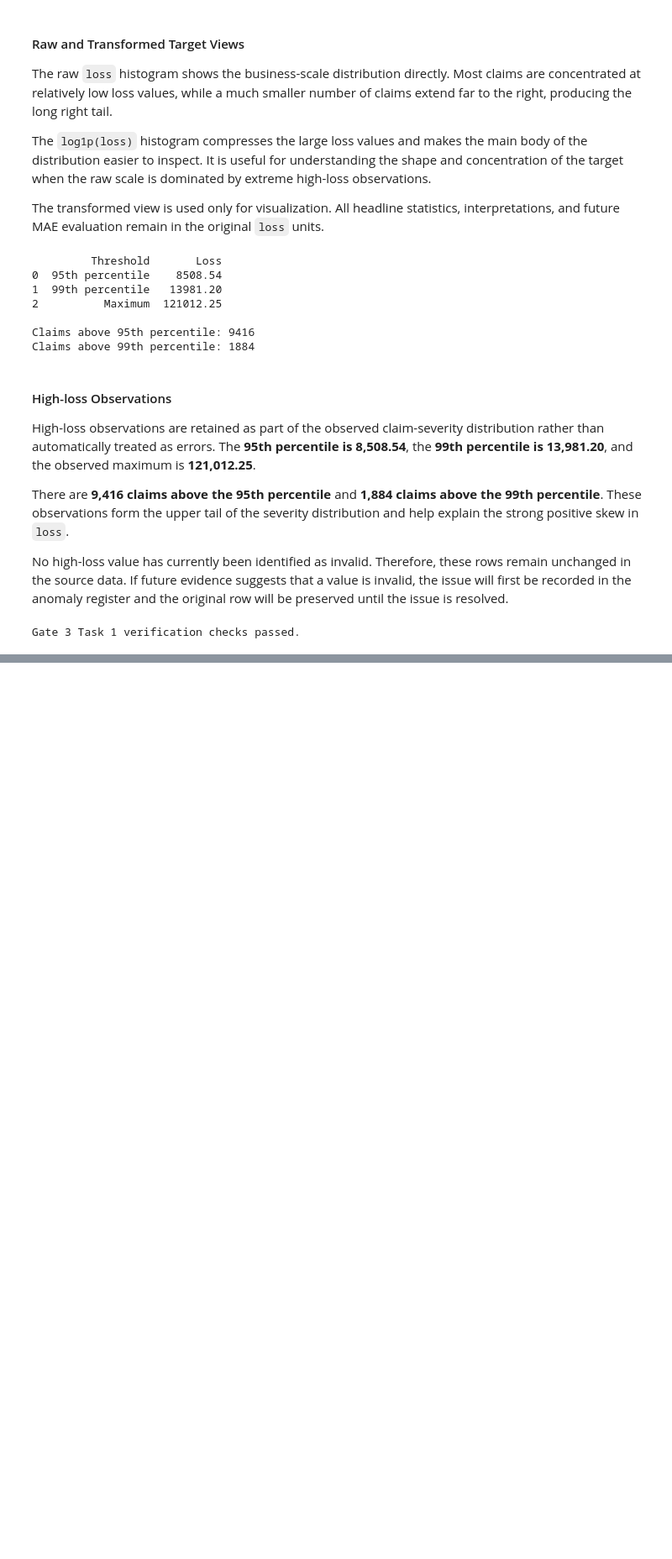
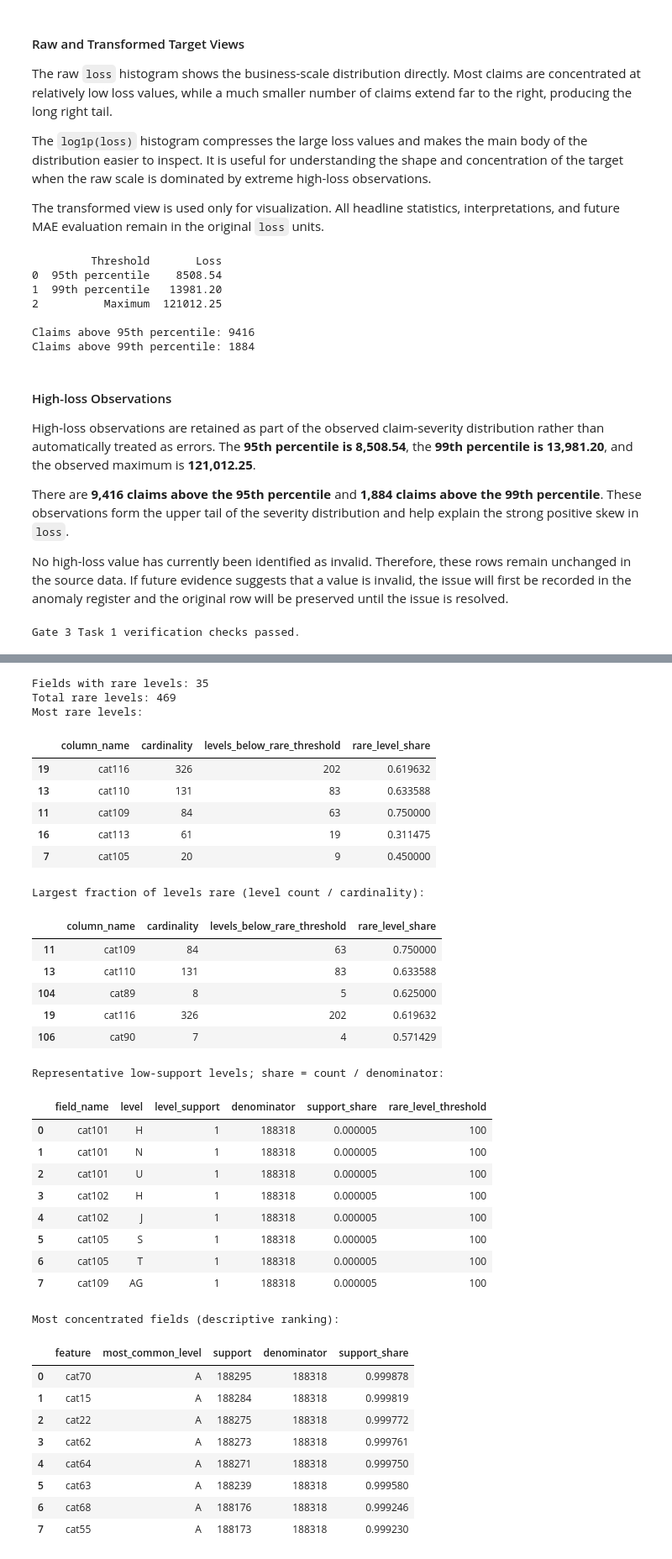
Before and after one commit to Break-Through-Tech/Allstate-1C-predicting-auto-claims-severity, a Jupyter notebook: notebooks/data-understanding.ipynb, the cells around one changed output, grey strips where cells are left out. Shown at 84% size. Saved outputs shown, nothing was run; the diff lists cells and outputs as text; code cells hidden in the pictures; blank space fills up the shorter version.

```diff
--- a/notebooks/data-understanding.ipynb
+++ b/notebooks/data-understanding.ipynb
@@ -1082,0 +1303,64 @@ Gate 3 Task 1 reproduced and reviewed the Gate 1 data-quality evidence and the G
+# %%
+levels = categorical_level_target.copy()
+levels['denominator'] = levels['field_name'].map(denominators)
+levels['support_share'] = levels['level_support'] / levels['denominator']
+levels['rare_level_threshold'] = rare_level_threshold
+support_columns = ['field_name', 'level', 'level_support', 'denominator', 'support_share', 'rare_level_threshold']
+raw_columns = ['raw_mean_loss', 'raw_median_loss', 'raw_loss_iqr']
+rare_evidence = levels.loc[levels['rare_level_flag'], support_columns].sort_values(
+    ['level_support', 'field_name', 'level'], kind='stable').reset_index(drop=True)
+rare_summary = inv[['column_name', 'cardinality', 'levels_below_rare_threshold']].copy()
+rare_summary['rare_level_share'] = rare_summary['levels_below_rare_threshold'] / rare_summary['cardinality']
+print('Fields with rare levels:', rare_evidence['field_name'].nunique())
+print('Total rare levels:', len(rare_evidence))
+print('Most rare levels:')
+display(rare_summary.sort_values(['levels_below_rare_threshold', 'column_name'], ascending=[False, True]).head(5))
+print('Largest fraction of levels rare (level count / cardinality):')
+display(rare_summary.sort_values(['rare_level_share', 'column_name'], ascending=[False, True]).head(5))
+print('Representative low-support levels; share = count / denominator:')
+display(rare_evidence.head(8))
+
+dominance = inv[['column_name', 'most_common_level', 'most_common_level_support']].rename(
+    columns={'column_name': 'feature', 'most_common_level_support': 'support'}).copy()
+dominance['denominator'] = dominance['feature'].map(denominators)
+dominance['support_share'] = dominance['support'] / dominance['denominator']
+dominance = dominance.sort_values(['support_share', 'feature'], ascending=[False, True]).reset_index(drop=True)
+print('Most concentrated fields (descriptive ranking):')
+display(dominance.head(8))
+# %% [output]
+Fields with rare levels: 35
+Total rare levels: 469
+Most rare levels:
+|  | column_name | cardinality | levels_below_rare_threshold | rare_level_share |
+| 19 | cat116 | 326 | 202 | 0.619632 |
+| 13 | cat110 | 131 | 83 | 0.633588 |
+| 11 | cat109 | 84 | 63 | 0.750000 |
+| 16 | cat113 | 61 | 19 | 0.311475 |
+| 7 | cat105 | 20 | 9 | 0.450000 |
+Largest fraction of levels rare (level count / cardinality):
+|  | column_name | cardinality | levels_below_rare_threshold | rare_level_share |
+| 11 | cat109 | 84 | 63 | 0.750000 |
+| 13 | cat110 | 131 | 83 | 0.633588 |
+| 104 | cat89 | 8 | 5 | 0.625000 |
+| 19 | cat116 | 326 | 202 | 0.619632 |
+| 106 | cat90 | 7 | 4 | 0.571429 |
+Representative low-support levels; share = count / denominator:
+|  | field_name | level | level_support | denominator | support_share | rare_level_threshold |
+| 0 | cat101 | H | 1 | 188318 | 0.000005 | 100 |
+| 1 | cat101 | N | 1 | 188318 | 0.000005 | 100 |
+| 2 | cat101 | U | 1 | 188318 | 0.000005 | 100 |
+| 3 | cat102 | H | 1 | 188318 | 0.000005 | 100 |
+| 4 | cat102 | J | 1 | 188318 | 0.000005 | 100 |
+| 5 | cat105 | S | 1 | 188318 | 0.000005 | 100 |
+| 6 | cat105 | T | 1 | 188318 | 0.000005 | 100 |
+| 7 | cat109 | AG | 1 | 188318 | 0.000005 | 100 |
+Most concentrated fields (descriptive ranking):
+|  | feature | most_common_level | support | denominator | support_share |
+| 0 | cat70 | A | 188295 | 188318 | 0.999878 |
+| 1 | cat15 | A | 188284 | 188318 | 0.999819 |
+| 2 | cat22 | A | 188275 | 188318 | 0.999772 |
+| 3 | cat62 | A | 188273 | 188318 | 0.999761 |
+| 4 | cat64 | A | 188271 | 188318 | 0.999750 |
+| 5 | cat63 | A | 188239 | 188318 | 0.999580 |
+| 6 | cat68 | A | 188176 | 188318 | 0.999246 |
+| 7 | cat55 | A | 188173 | 188318 | 0.999230 |
```
Also changed, not shown: parts of 20 cells of this notebook, 9 other files.
